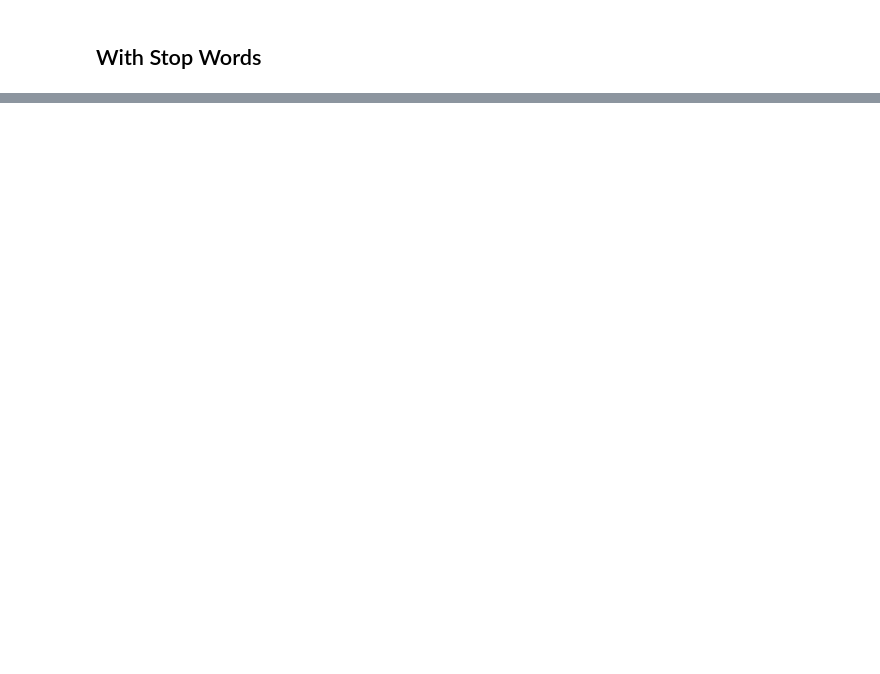
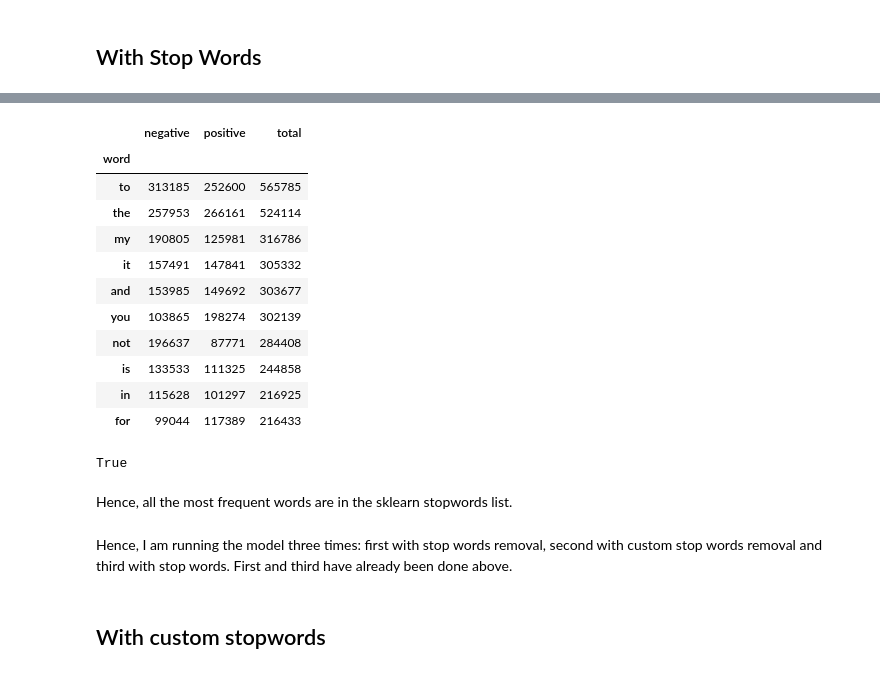
Before and after one commit to rkritika1508/Sentiment-Analysis, a Jupyter notebook: Fourth.ipynb, the cells around one changed output, grey strips where cells are left out. Cells and saved outputs as stored; diff of their text form; code cells hidden in the pictures; blank space fills up the shorter version.

```diff
--- a/Fourth.ipynb
+++ b/Fourth.ipynb
@@ -221,0 +244,15 @@ Wall time: 37min 10s
+# %%
+term_freq_df.sort_values(by='total', ascending=False).head(10)
+# %% [output]
+|  | negative | positive | total |
+| word |  |  |  |
+| to | 313185 | 252600 | 565785 |
+| the | 257953 | 266161 | 524114 |
+| my | 190805 | 125981 | 316786 |
+| it | 157491 | 147841 | 305332 |
+| and | 153985 | 149692 | 303677 |
+| you | 103865 | 198274 | 302139 |
+| not | 196637 | 87771 | 284408 |
+| is | 133533 | 111325 | 244858 |
+| in | 115628 | 101297 | 216925 |
+| for | 99044 | 117389 | 216433 |
@@ -221,0 +261,8 @@ Wall time: 37min 10s
+# %%
+a = frozenset(list(term_freq_df.sort_values(by='total', ascending=False).iloc[:10].index))
+b = text.ENGLISH_STOP_WORDS
+set(a).issubset(set(b))
+# %% [output]
+True
+# %% [markdown]
+Hence, all the most frequent words are in the sklearn stopwords list.
@@ -221,0 +271,4 @@ Wall time: 37min 10s
+# %% [markdown]
+Hence, I am running the model three times: first with stop words removal, second with custom stop words removal and third with stop words. First and third have already been done above.
+# %% [markdown]
+## With custom stopwords
```
Also changed, not shown: parts of 9 cells of this notebook.
